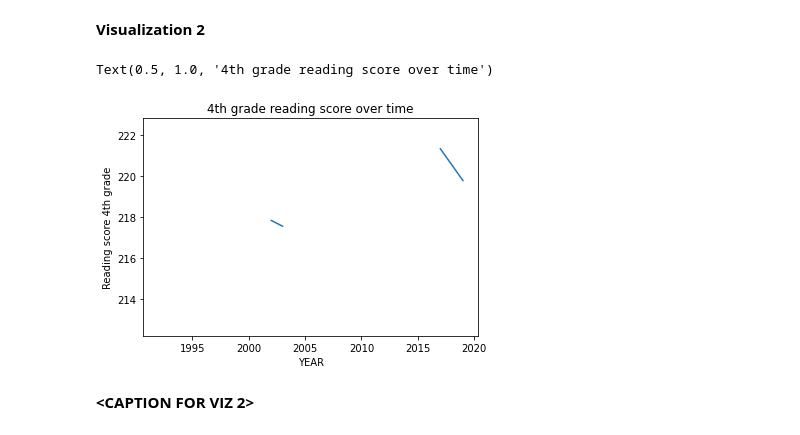
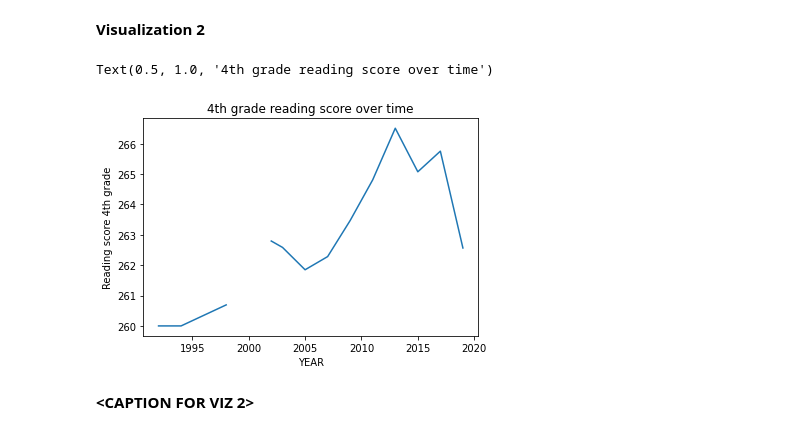
Before and after one commit to antarahebbar/MDST.checkpoints, a Jupyter notebook: checkpoint2/checkpoint2.ipynb, the cells around one changed output. Drawn from its saved outputs; the diff is of its cells as text; code cells hidden in the pictures.

```diff
--- a/checkpoint2/checkpoint2.ipynb
+++ b/checkpoint2/checkpoint2.ipynb
@@ -169,12 +168,12 @@ Text(0, 0.5, '4th grade average reading scores')
 # %% [markdown]
 **Visualization 2**
 # %%
-df.groupby('YEAR').AVG_READING_4_SCORE.mean().plot()
+df.groupby('YEAR').AVG_READING_8_SCORE.mean().plot()
 plt.ylabel('Reading score 4th grade')
 plt.title('4th grade reading score over time')
 # %% [output]
 Text(0.5, 1.0, '4th grade reading score over time')
-[figure, old version]
+[figure, new version]
 # %% [markdown]
 **<CAPTION FOR VIZ 2>**
 # %% [markdown]
```
Also changed, not shown: parts of 7 cells of this notebook.
